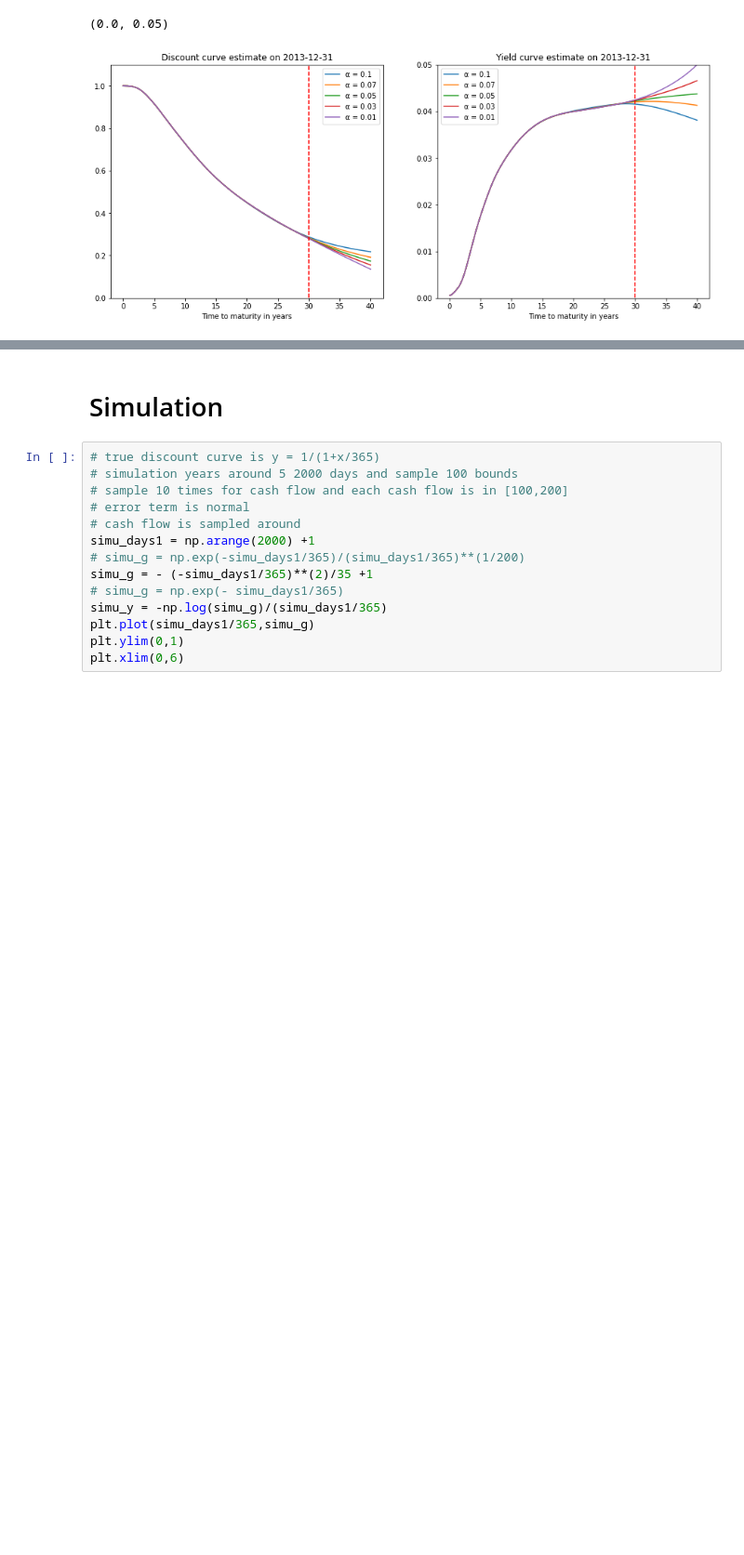
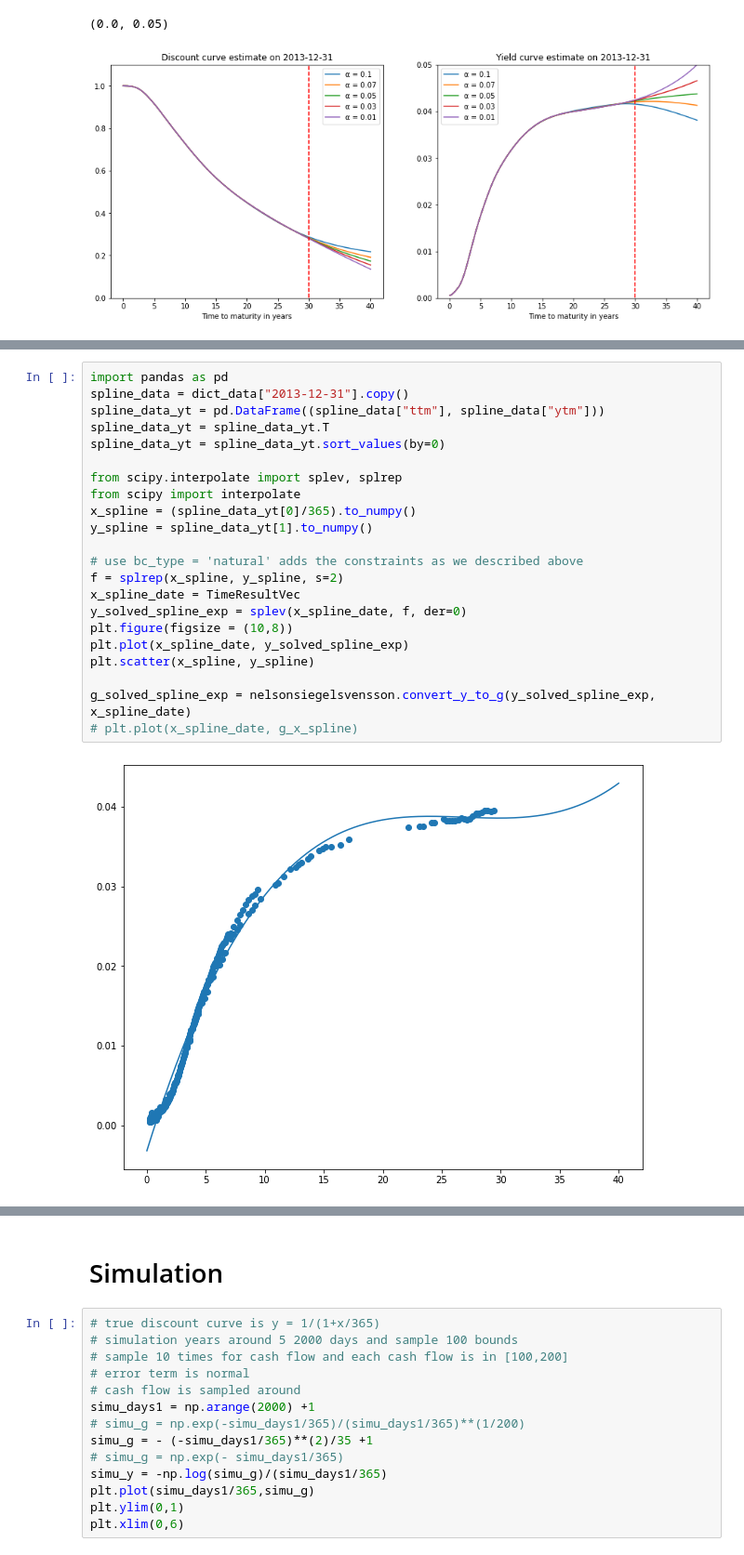
Before and after one commit to Lindi1907/Robust-Machine-Learning-for-Yield-Curve-Estimation, a Jupyter notebook: code&data/KR_example.ipynb, the cells around one changed output, grey strips where cells are left out. Shown at 93% size. Drawn from its saved outputs; the diff is of its cells as text; blank space fills up the shorter version.

```diff
--- a/code&data/KR_example.ipynb
+++ b/code&data/KR_example.ipynb
@@ -1011,0 +1048,24 @@ ax_1.set_ylim(0,0.05)
+# %%
+import pandas as pd
+spline_data = dict_data["2013-12-31"].copy()
+spline_data_yt = pd.DataFrame((spline_data["ttm"], spline_data["ytm"]))
+spline_data_yt = spline_data_yt.T
+spline_data_yt = spline_data_yt.sort_values(by=0)
+
+from scipy.interpolate import splev, splrep
+from scipy import interpolate
+x_spline = (spline_data_yt[0]/365).to_numpy()
+y_spline = spline_data_yt[1].to_numpy()
+
+# use bc_type = 'natural' adds the constraints as we described above
+f = splrep(x_spline, y_spline, s=2)
+x_spline_date = TimeResultVec
+y_solved_spline_exp = splev(x_spline_date, f, der=0)
+plt.figure(figsize = (10,8))
+plt.plot(x_spline_date, y_solved_spline_exp)
+plt.scatter(x_spline, y_spline)
+
+g_solved_spline_exp = nelsonsiegelsvensson.convert_y_to_g(y_solved_spline_exp, x_spline_date)
+# plt.plot(x_spline_date, g_x_spline)
+# %% [output]
+[figure, added]
```
Also changed, not shown: parts of 15 cells of this notebook, 6 other files.
